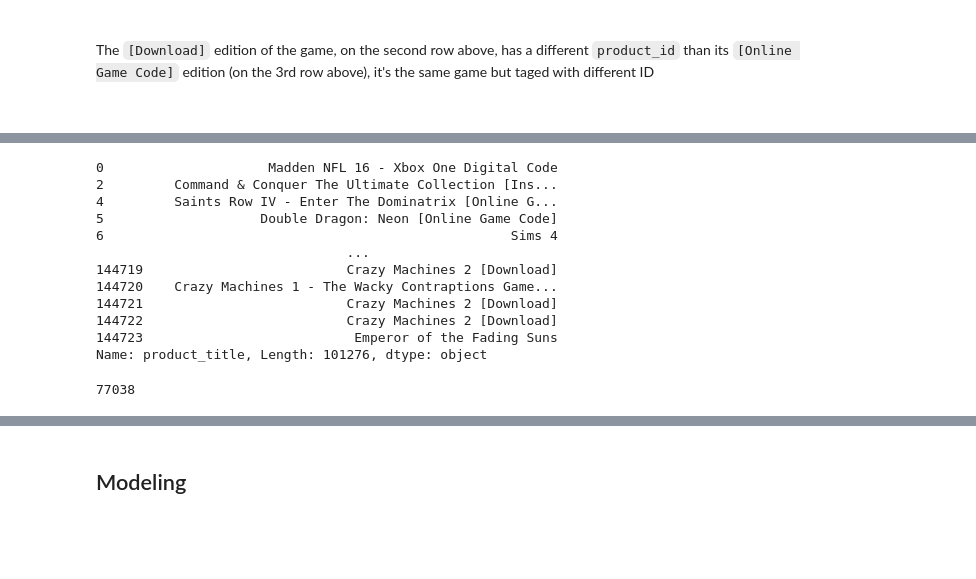
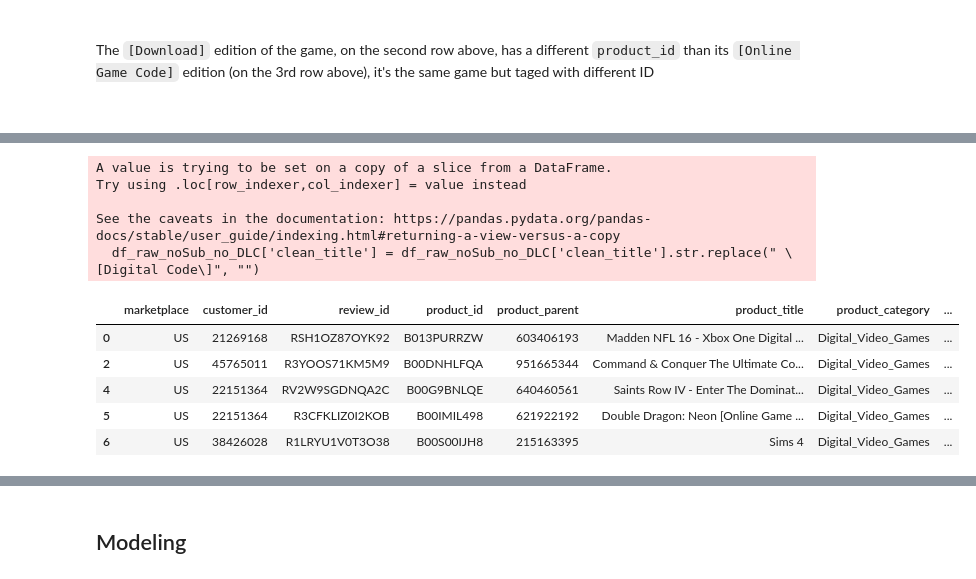
Before and after one commit to JuanMa894/VGames-rec-system, a Jupyter notebook: VGames-rec-system.ipynb, the cells around one changed output, grey strips where cells are left out. Saved outputs shown, nothing was run; the diff lists cells and outputs as text; code cells hidden in the pictures; blank space fills up the shorter version.

```diff
--- a/VGames-rec-system.ipynb
+++ b/VGames-rec-system.ipynb
@@ -382,19 +380,17 @@ clean_product_title
+# %%
+df_raw_noSub_no_DLC['clean_title'] = df_raw_noSub_no_DLC['clean_title'].str.replace(" \[Digital Code\]", "")
+# %% [output]
+A value is trying to be set on a copy of a slice from a DataFrame.
+Try using .loc[row_indexer,col_indexer] = value instead
+
+See the caveats in the documentation: https://pandas.pydata.org/pandas-docs/stable/user_guide/indexing.html#returning-a-view-versus-a-copy
+  df_raw_noSub_no_DLC['clean_title'] = df_raw_noSub_no_DLC['clean_title'].str.replace(" \[Digital Code\]", "")
 # %%
-df_raw_noSub_no_DLC['product_title']
+df_raw_noSub_no_DLC.head()
 # %% [output]
-0                     Madden NFL 16 - Xbox One Digital Code
-2         Command & Conquer The Ultimate Collection [Ins...
-4         Saints Row IV - Enter The Dominatrix [Online G...
-5                    Double Dragon: Neon [Online Game Code]
-6                                                    Sims 4
-                                ...
-144719                          Crazy Machines 2 [Download]
-144720    Crazy Machines 1 - The Wacky Contraptions Game...
-144721                          Crazy Machines 2 [Download]
-144722                          Crazy Machines 2 [Download]
-144723                           Emperor of the Fading Suns
-Name: product_title, Length: 101276, dtype: object
+|  | marketplace | customer_id | review_id | product_id | product_parent | product_title | product_category | ... |
+| 0 | US | 21269168 | RSH1OZ87OYK92 | B013PURRZW | 603406193 | Madden NFL 16 - Xbox One Digital ... | Digital_Video_Games | ... |
+| 2 | US | 45765011 | R3YOOS71KM5M9 | B00DNHLFQA | 951665344 | Command & Conquer The Ultimate Co... | Digital_Video_Games | ... |
+| 4 | US | 22151364 | RV2W9SGDNQA2C | B00G9BNLQE | 640460561 | Saints Row IV - Enter The Dominat... | Digital_Video_Games | ... |
+| 5 | US | 22151364 | R3CFKLIZ0I2KOB | B00IMIL498 | 621922192 | Double Dragon: Neon [Online Game ... | Digital_Video_Games | ... |
+| 6 | US | 38426028 | R1LRYU1V0T3O38 | B00S00IJH8 | 215163395 | Sims 4 | Digital_Video_Games | ... |
-# %%
-df_raw_noSub_no_DLC['customer_id'].nunique()
-# %% [output]
-77038
```
Also changed, not shown: parts of 27 cells of this notebook.
